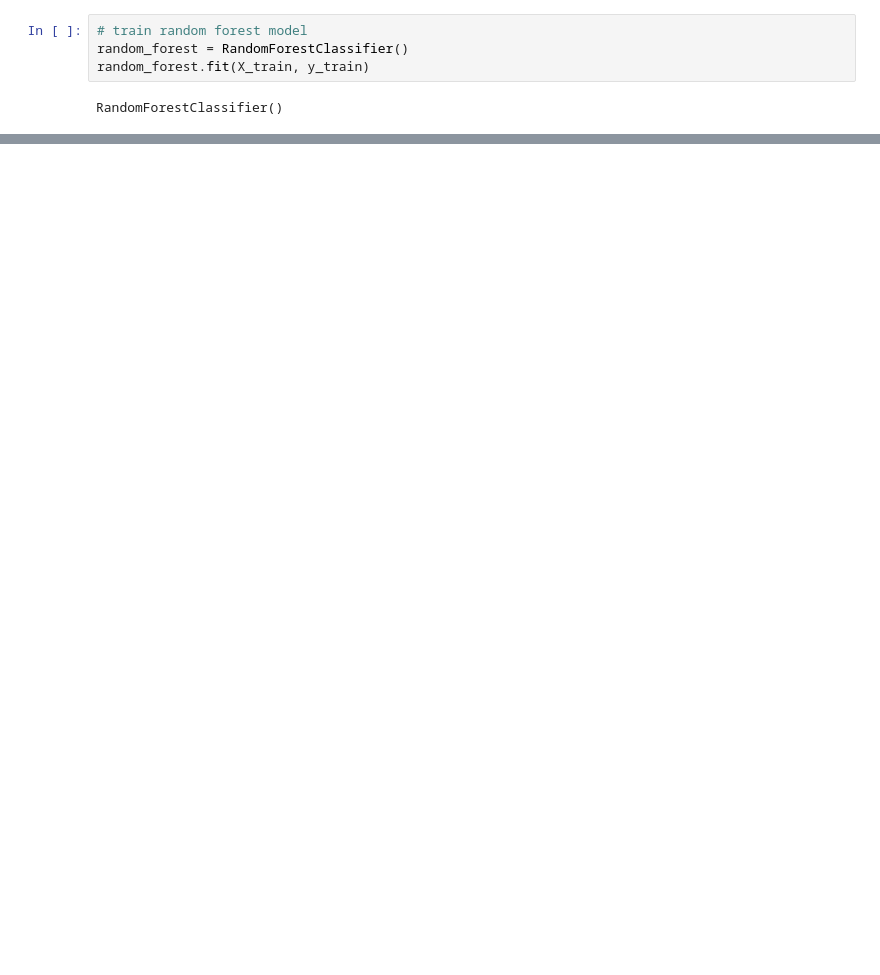
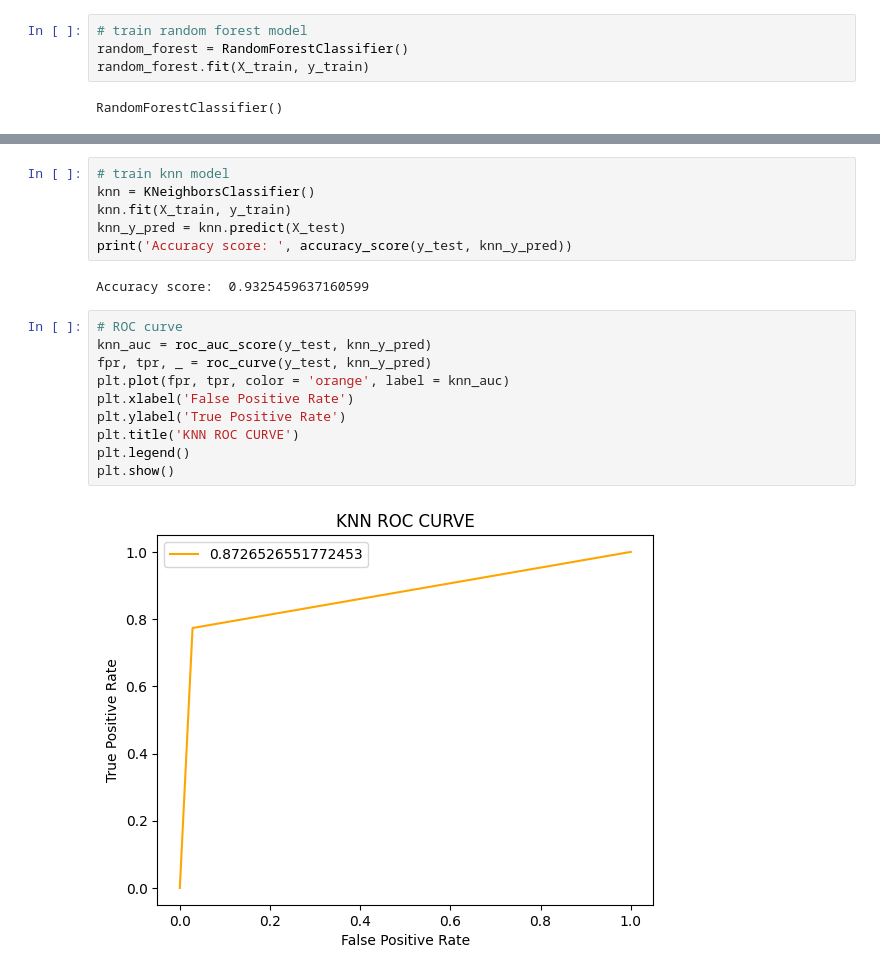
Before and after one commit to sorei9240/Supervised_Learning, a Jupyter notebook: fraud_detection.ipynb, the cells around one changed output, grey strips where cells are left out. Drawn from its saved outputs; the diff is of its cells as text; blank space fills up the shorter version.

```diff
--- a/fraud_detection.ipynb
+++ b/fraud_detection.ipynb
@@ -140,0 +176,20 @@ plt.show()
+# %%
+# train knn model
+knn = KNeighborsClassifier()
+knn.fit(X_train, y_train)
+knn_y_pred = knn.predict(X_test)
+print('Accuracy score: ', accuracy_score(y_test, knn_y_pred))
+# %% [output]
+Accuracy score:  0.9325459637160599
+# %%
+# ROC curve
+knn_auc = roc_auc_score(y_test, knn_y_pred)
+fpr, tpr, _ = roc_curve(y_test, knn_y_pred)
+plt.plot(fpr, tpr, color = 'orange', label = knn_auc)
+plt.xlabel('False Positive Rate')
+plt.ylabel('True Positive Rate')
+plt.title('KNN ROC CURVE')
+plt.legend()
+plt.show()
+# %% [output]
+[figure, added]
```
Also changed, not shown: parts of 16 cells of this notebook.
